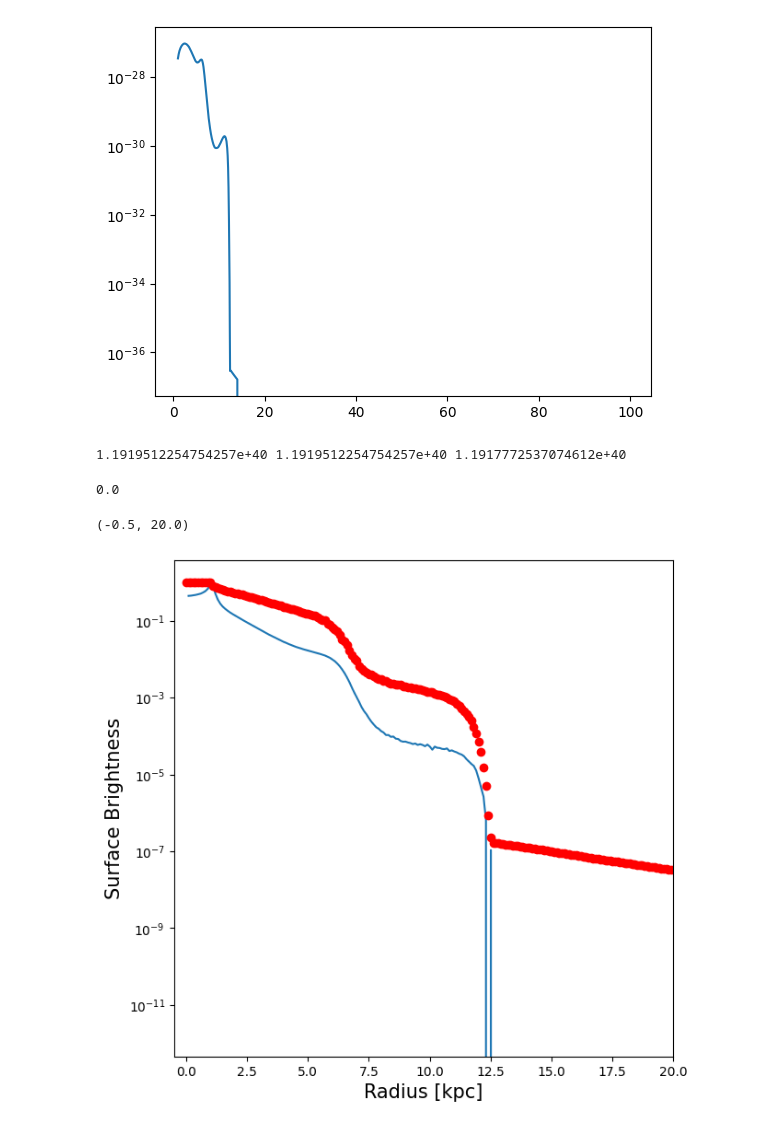
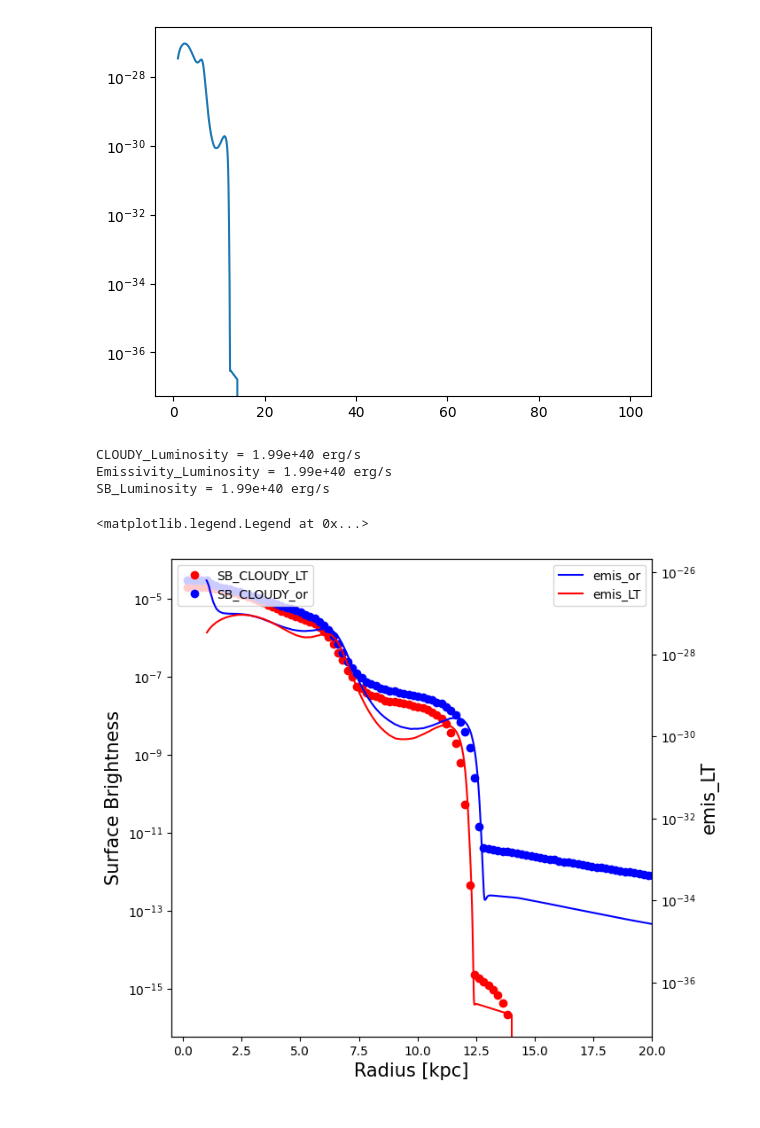
Before and after one commit to jin981016/Data_CIV_code_python, a Jupyter notebook: CLOUDY_Data.ipynb, the cells around one changed output. Cells and saved outputs as stored; diff of their text form; code cells hidden in the pictures.

```diff
--- a/CLOUDY_Data.ipynb
+++ b/CLOUDY_Data.ipynb
@@ -195,27 +195,36 @@ T_Lumin_or = Total_Luminosity(radius_kpc_or,emis_civ_or,dr_or)
 T_Lumin_n = Total_Luminosity(radius_kpc_n,emis_civ_n,dr_n)
 T_Lumin_y = Total_Luminosity(radius_kpc_y,emis_civ_y,dr_y)
 T_Lumin_LT = Total_Luminosity(radius_kpc_LT,emis_civ_LT,dr_LT)
-# %%
-print(sum(T_Lumin_y), lum_civ_y , sum(Lumin_y))
-# %% [output]
-1.1919512254754257e+40 1.1919512254754257e+40 1.1917772537074612e+40
-# %%
-fig = plt.figure(1, figsize= (7,7))
-
-normal = SB_n_t[1:].max()
-plt.plot(rad_n[1:] , SB_n_t[1:] / normal)
-
-normal = SB_n[1:].max()
-plt.plot(R_project_n/kpc, SB_n / normal ,'ro')
-
-print((R_project_n/kpc)[0])
-plt.xlabel('Radius [kpc]',fontsize=15)
-plt.ylabel('Surface Brightness',fontsize = 15)
-plt.yscale('log')
-plt.xlim(-0.5,20)
-# plt.ylim(10**(-19),10**(-13))
-# plt.legend()
-# %% [output]
-0.0
-(-0.5, 20.0)
-[figure, removed]
+# %%
+print(r"CLOUDY_Luminosity = {:.2e} erg/s".format(lum_civ_or))
+print(r"Emissivity_Luminosity = {:.2e} erg/s".format(np.sum(T_Lumin_or)))
+print(r"SB_Luminosity = {:.2e} erg/s".format(np.sum(Lumin_or)))
+# %% [output]
+CLOUDY_Luminosity = 1.99e+40 erg/s
+Emissivity_Luminosity = 1.99e+40 erg/s
+SB_Luminosity = 1.99e+40 erg/s
+# %%
+fig = plt.figure(1, figsize= (7,7))
+
+normal = SB_LT_t[1] / SB_LT[1]
+
+plt.xlim(-0.5,20)
+ax1 = plt.gca()
+ax2 = ax1.twinx()
+# ax1.plot(rad_LT[1:] , SB_LT_t[1:] / normal ,'bo', label='SB_RT_Scat')
+ax1.plot(R_project_LT[1:]/kpc, SB_LT[1:]  ,'ro', label='SB_CLOUDY_LT')
+ax1.plot(R_project_or[1:]/kpc, SB_or[1:]  ,'bo', label='SB_CLOUDY_or')
+ax2.plot(radius_or, emis_civ_or, 'b', label='emis_or')
+ax2.plot(radius_LT, emis_civ_LT, 'r', label='emis_LT')
+ax1.set_xlabel('Radius [kpc]',fontsize=15)
+ax1.set_ylabel('Surface Brightness',fontsize = 15)
+ax2.set_ylabel('emis_LT',fontsize = 15)
+ax1.set_yscale('log')
+ax2.set_yscale('log')
+ax1.legend(loc='upper left')
+ax2.legend(loc='upper right')
+# plt.ylim(10**(-19),10**(-13))
+# plt.legend()
+# %% [output]
+<matplotlib.legend.Legend at 0x...>
+[figure, added]
```
Also changed, not shown: parts of 2 cells of this notebook, 38 other files.
